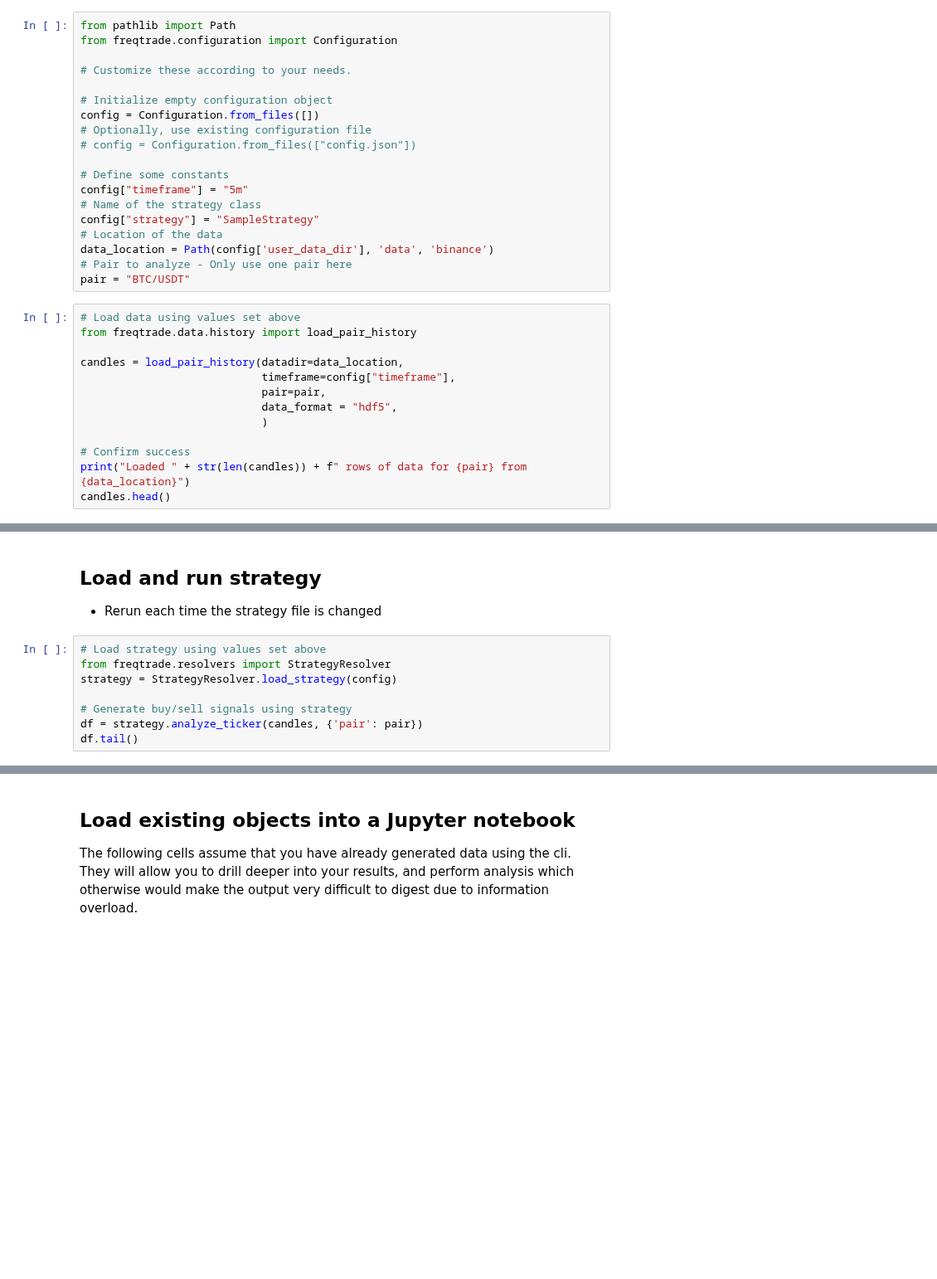
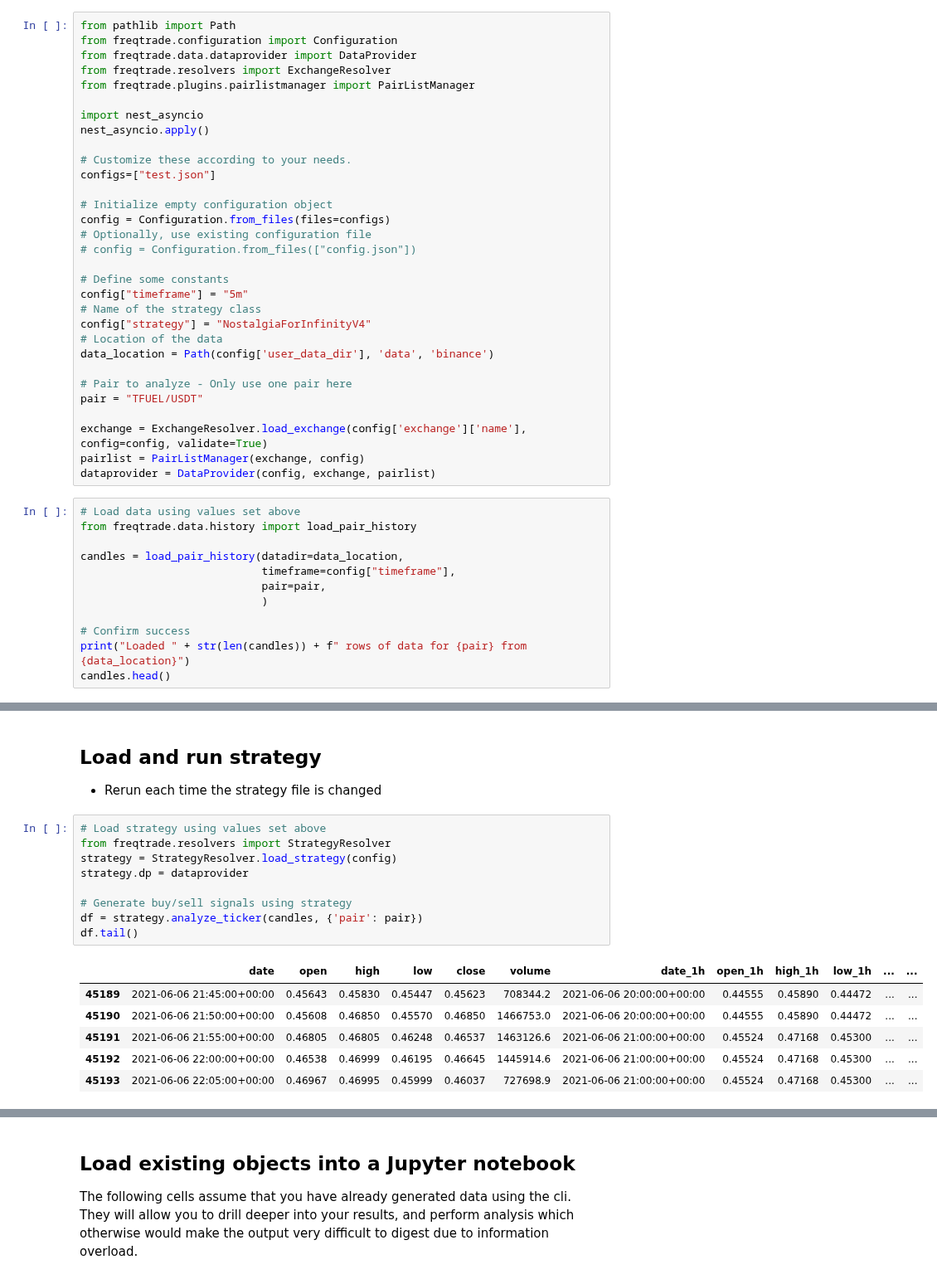
Before and after one commit to p-zombie/freqtrade, a Jupyter notebook: user_data/notebooks/strategy_analysis_example.ipynb, the cells around one changed output, grey strips where cells are left out. Shown at 83% size. Saved outputs shown, nothing was run; the diff lists cells and outputs as text; blank space fills up the shorter version.

```diff
--- a/user_data/notebooks/strategy_analysis_example.ipynb
+++ b/user_data/notebooks/strategy_analysis_example.ipynb
@@ -8,22 +28,34 @@ The following assumes you work with SampleStrategy, data for 5m timeframe from B
 # %%
 from pathlib import Path
 from freqtrade.configuration import Configuration
+from freqtrade.data.dataprovider import DataProvider
+from freqtrade.resolvers import ExchangeResolver
+from freqtrade.plugins.pairlistmanager import PairListManager
+
+import nest_asyncio
+nest_asyncio.apply()
 
 # Customize these according to your needs.
+configs=["test.json"]
 
 # Initialize empty configuration object
-config = Configuration.from_files([])
+config = Configuration.from_files(files=configs)
 # Optionally, use existing configuration file
 # config = Configuration.from_files(["config.json"])
 
 # Define some constants
 config["timeframe"] = "5m"
 # Name of the strategy class
-config["strategy"] = "SampleStrategy"
+config["strategy"] = "NostalgiaForInfinityV4"
 # Location of the data
 data_location = Path(config['user_data_dir'], 'data', 'binance')
+
 # Pair to analyze - Only use one pair here
-pair = "BTC/USDT"
+pair = "TFUEL/USDT"
+
+exchange = ExchangeResolver.load_exchange(config['exchange']['name'], config=config, validate=True)
+pairlist = PairListManager(exchange, config)
+dataprovider = DataProvider(config, exchange, pairlist)
 # %%
 # Load data using values set above
 from freqtrade.data.history import load_pair_history
@@ -31,7 +63,6 @@ from freqtrade.data.history import load_pair_history
 candles = load_pair_history(datadir=data_location,
                             timeframe=config["timeframe"],
                             pair=pair,
-                            data_format = "hdf5",
                             )
 
 # Confirm success
@@ -43,8 +82,16 @@ candles.head()
 # %%
 # Load strategy using values set above
 from freqtrade.resolvers import StrategyResolver
 strategy = StrategyResolver.load_strategy(config)
+strategy.dp = dataprovider
 
 # Generate buy/sell signals using strategy
 df = strategy.analyze_ticker(candles, {'pair': pair})
 df.tail()
+# %% [output]
+|  | date | open | high | low | close | volume | date_1h | open_1h | high_1h | low_1h | ... | ... |
+| 45189 | 2021-06-06 21:45:00+00:00 | 0.45643 | 0.45830 | 0.45447 | 0.45623 | 708344.2 | 2021-06-06 20:00:00+00:00 | 0.44555 | 0.45890 | 0.44472 | ... | ... |
+| 45190 | 2021-06-06 21:50:00+00:00 | 0.45608 | 0.46850 | 0.45570 | 0.46850 | 1466753.0 | 2021-06-06 20:00:00+00:00 | 0.44555 | 0.45890 | 0.44472 | ... | ... |
+| 45191 | 2021-06-06 21:55:00+00:00 | 0.46805 | 0.46805 | 0.46248 | 0.46537 | 1463126.6 | 2021-06-06 21:00:00+00:00 | 0.45524 | 0.47168 | 0.45300 | ... | ... |
+| 45192 | 2021-06-06 22:00:00+00:00 | 0.46538 | 0.46999 | 0.46195 | 0.46645 | 1445914.6 | 2021-06-06 21:00:00+00:00 | 0.45524 | 0.47168 | 0.45300 | ... | ... |
+| 45193 | 2021-06-06 22:05:00+00:00 | 0.46967 | 0.46995 | 0.45999 | 0.46037 | 727698.9 | 2021-06-06 21:00:00+00:00 | 0.45524 | 0.47168 | 0.45300 | ... | ... |
```
Also changed, not shown: parts of 6 cells of this notebook, 1 other file.
